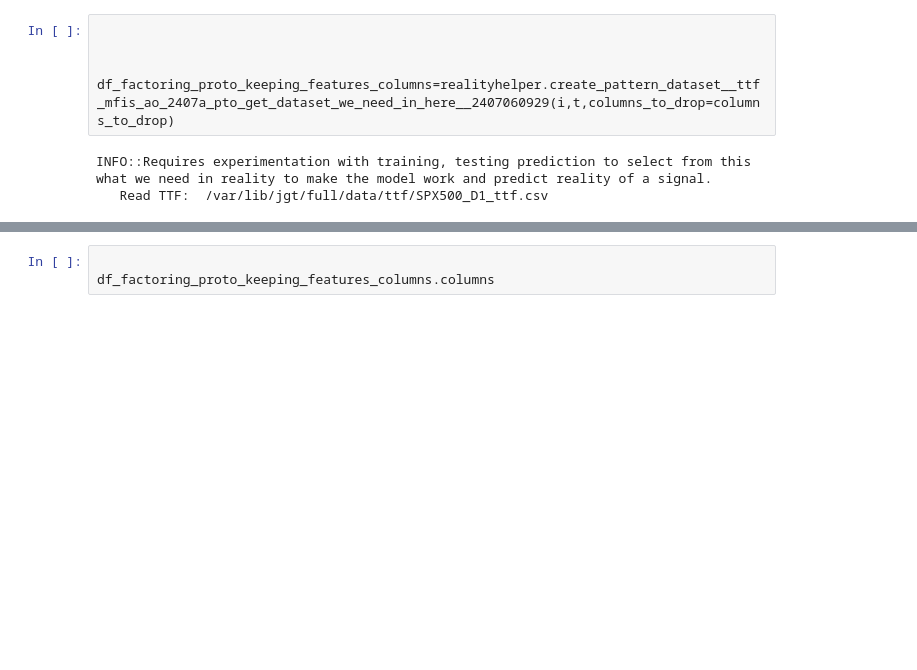
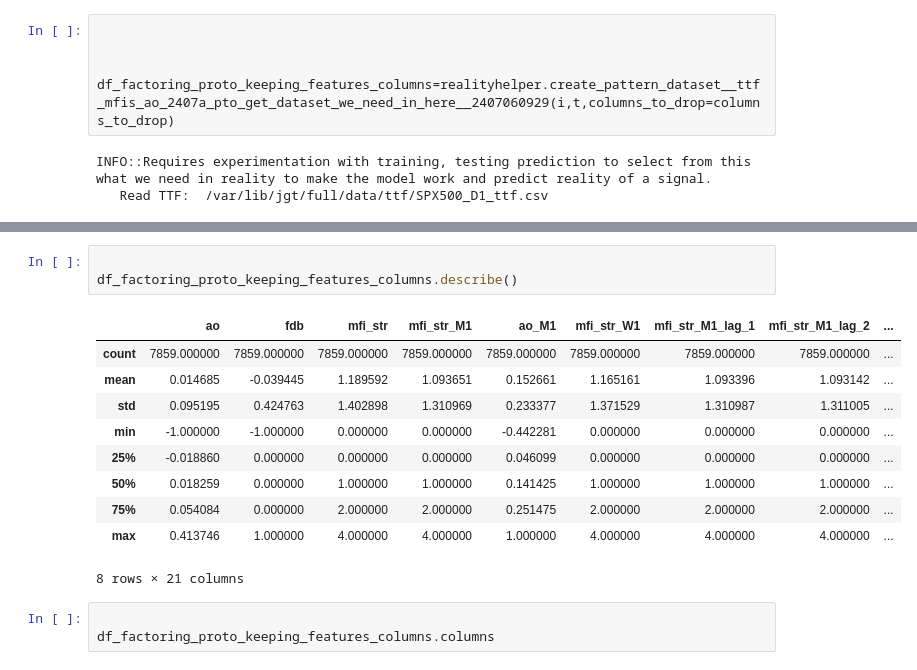
Before and after one commit to jgwill/jgtml, a Jupyter notebook: pto_240706_patterning_helper_C04.ipynb, the cells around one changed output, grey strips where cells are left out. Cells and saved outputs as stored; diff of their text form; blank space fills up the shorter version.

```diff
--- a/pto_240706_patterning_helper_C04.ipynb
+++ b/pto_240706_patterning_helper_C04.ipynb
@@ -71,3 +72,17 @@ df_factoring_proto_keeping_features_columns.tail(3)
+# %%
+
+df_factoring_proto_keeping_features_columns.describe()
+# %% [output]
+|  | ao | fdb | mfi_str | mfi_str_M1 | ao_M1 | mfi_str_W1 | mfi_str_M1_lag_1 | mfi_str_M1_lag_2 | ... |
+| count | 7859.000000 | 7859.000000 | 7859.000000 | 7859.000000 | 7859.000000 | 7859.000000 | 7859.000000 | 7859.000000 | ... |
+| mean | 0.014685 | -0.039445 | 1.189592 | 1.093651 | 0.152661 | 1.165161 | 1.093396 | 1.093142 | ... |
+| std | 0.095195 | 0.424763 | 1.402898 | 1.310969 | 0.233377 | 1.371529 | 1.310987 | 1.311005 | ... |
+| min | -1.000000 | -1.000000 | 0.000000 | 0.000000 | -0.442281 | 0.000000 | 0.000000 | 0.000000 | ... |
+| 25% | -0.018860 | 0.000000 | 0.000000 | 0.000000 | 0.046099 | 0.000000 | 0.000000 | 0.000000 | ... |
+| 50% | 0.018259 | 0.000000 | 1.000000 | 1.000000 | 0.141425 | 1.000000 | 1.000000 | 1.000000 | ... |
+| 75% | 0.054084 | 0.000000 | 2.000000 | 2.000000 | 0.251475 | 2.000000 | 2.000000 | 2.000000 | ... |
+| max | 0.413746 | 1.000000 | 4.000000 | 4.000000 | 1.000000 | 4.000000 | 4.000000 | 4.000000 | ... |
+8 rows × 21 columns
 # %%
 
 df_factoring_proto_keeping_features_columns.columns
```
Also changed, not shown: parts of 7 cells of this notebook, 1 other file.
